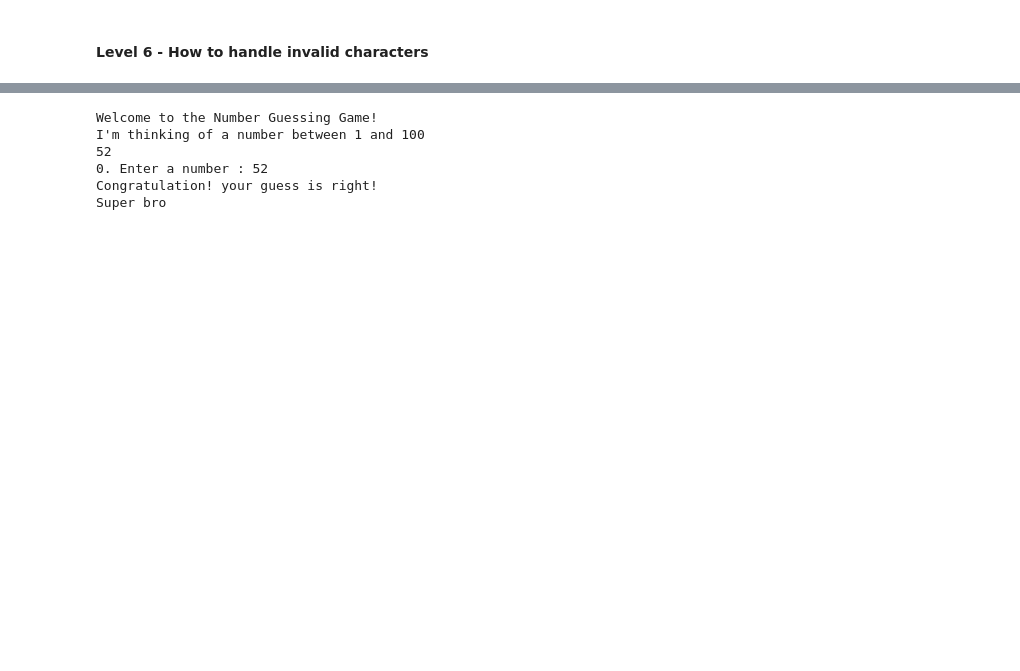
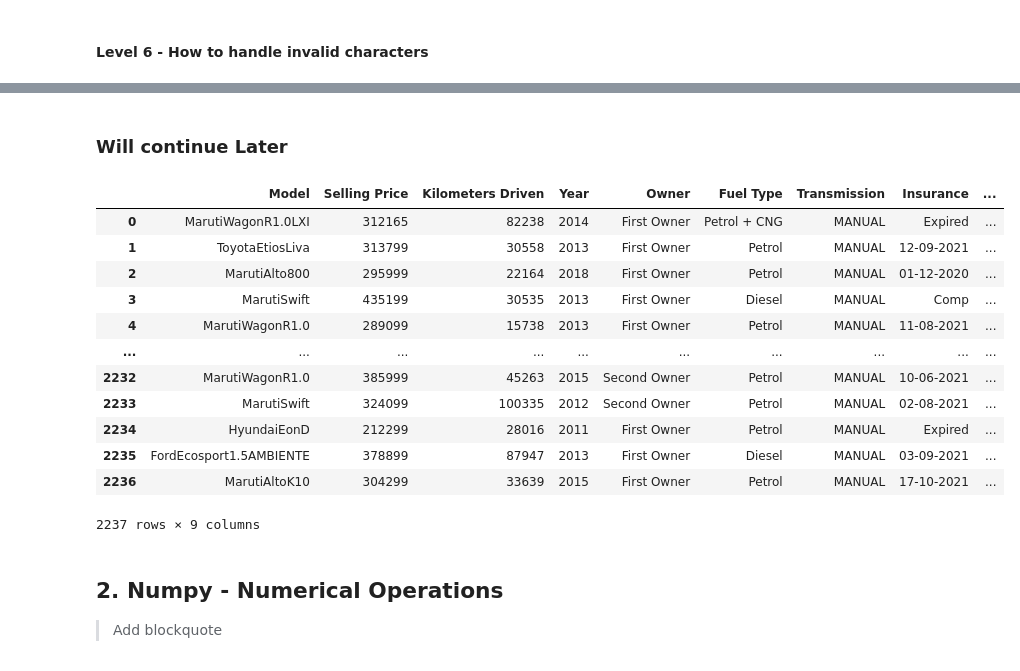
Before and after one commit to Aswin-S-Aswin/Data_Science, a Jupyter notebook: Data_Science.ipynb, the cells around one changed output, grey strips where cells are left out. Saved outputs shown, nothing was run; the diff lists cells and outputs as text; code cells hidden in the pictures; blank space fills up the shorter version.

```diff
--- a/Data_Science.ipynb
+++ b/Data_Science.ipynb
@@ -156,9 +122,0 @@ def number_guessing():
-# %%
-number_guessing()
-# %% [output]
-Welcome to the Number Guessing Game!
-I'm thinking of a number between 1 and 100
-52
-0. Enter a number : 52
-Congratulation! your guess is right!
-Super bro
@@ -164,0 +125,2 @@ Super bro
+# %% [markdown]
+### Will continue Later
@@ -164,0 +129,21 @@ Super bro
+# %%
+a = pd.read_csv(filepath_or_buffer= r"./car_data.csv")
+a
+# %% [output]
+|  | Model | Selling Price | Kilometers Driven | Year | Owner | Fuel Type | Transmission | Insurance | ... |
+| 0 | MarutiWagonR1.0LXI | 312165 | 82238 | 2014 | First Owner | Petrol + CNG | MANUAL | Expired | ... |
+| 1 | ToyotaEtiosLiva | 313799 | 30558 | 2013 | First Owner | Petrol | MANUAL | 12-09-2021 | ... |
+| 2 | MarutiAlto800 | 295999 | 22164 | 2018 | First Owner | Petrol | MANUAL | 01-12-2020 | ... |
+| 3 | MarutiSwift | 435199 | 30535 | 2013 | First Owner | Diesel | MANUAL | Comp | ... |
+| 4 | MarutiWagonR1.0 | 289099 | 15738 | 2013 | First Owner | Petrol | MANUAL | 11-08-2021 | ... |
+| ... | ... | ... | ... | ... | ... | ... | ... | ... | ... |
+| 2232 | MarutiWagonR1.0 | 385999 | 45263 | 2015 | Second Owner | Petrol | MANUAL | 10-06-2021 | ... |
+| 2233 | MarutiSwift | 324099 | 100335 | 2012 | Second Owner | Petrol | MANUAL | 02-08-2021 | ... |
+| 2234 | HyundaiEonD | 212299 | 28016 | 2011 | First Owner | Petrol | MANUAL | Expired | ... |
+| 2235 | FordEcosport1.5AMBIENTE | 378899 | 87947 | 2013 | First Owner | Diesel | MANUAL | 03-09-2021 | ... |
+| 2236 | MarutiAltoK10 | 304299 | 33639 | 2015 | First Owner | Petrol | MANUAL | 17-10-2021 | ... |
+2237 rows × 9 columns
+# %% [markdown]
+## 2. Numpy - Numerical Operations
+
+> Add blockquote
```
Also changed, not shown: parts of 23 cells of this notebook.
